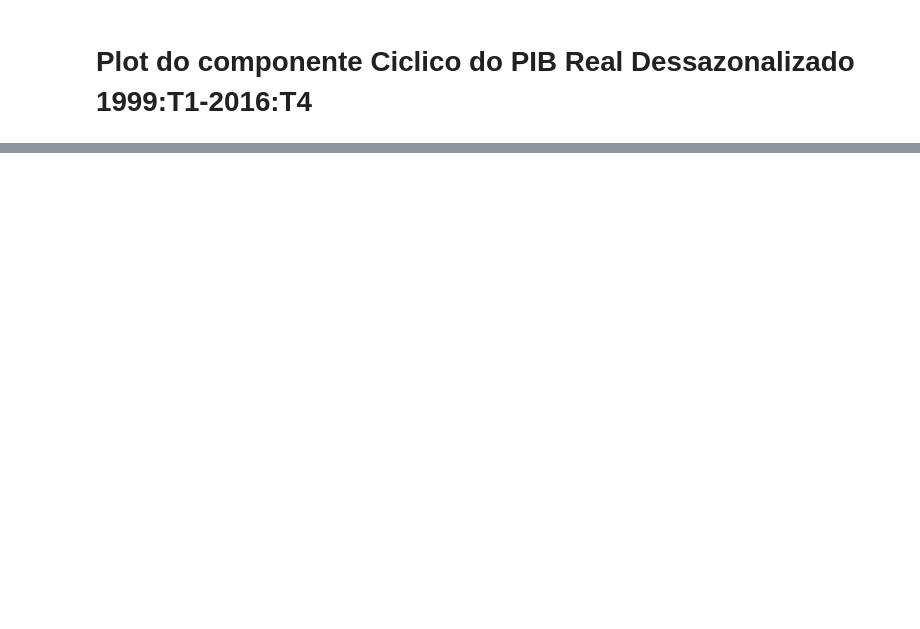
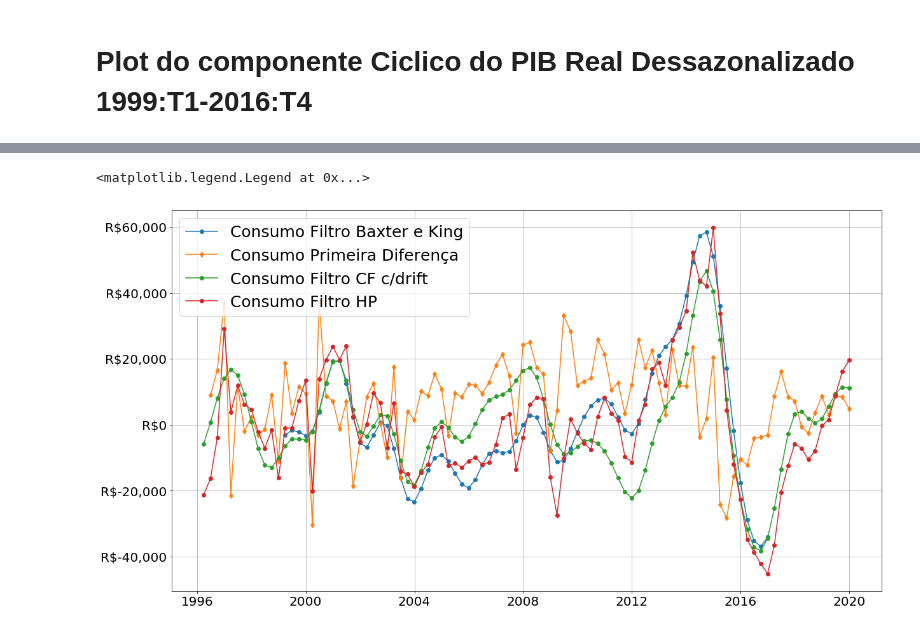
Before and after one commit to FredericoNunes/Artigos, a Jupyter notebook: programas/notebook/Aquivo Inicial, Tratamento dos Dados.ipynb, the cells around one changed output, grey strips where cells are left out. Cells and saved outputs as stored; diff of their text form; code cells hidden in the pictures; blank space fills up the shorter version.

```diff
--- a/programas/notebook/Aquivo Inicial, Tratamento dos Dados.ipynb
+++ b/programas/notebook/Aquivo Inicial, Tratamento dos Dados.ipynb
@@ -180,0 +260,53 @@ ax.legend(loc="upper left",fontsize=25)
+# %%
+fmt = 'R${x:,.0f}'
+tick = mtick.StrMethodFormatter(fmt)
+
+
+#Iniciando os gráfico e fazendo configurações globais
+fig, ax = plt.subplots(figsize=(20,11))
+plt.yticks(fontsize=20)
+plt.xticks(fontsize=20)
+
+# Plot do Compenente ciclico da série do pib real dessazonalizado filtro BK
+ax.yaxis.set_major_formatter(tick)
+ax.plot(consumo_deflacionado_ipca_dessazonalizado_filtrado_bk.index,
+        consumo_deflacionado_ipca_dessazonalizado_filtrado_bk.values,
+        '-o',
+        label='Consumo Filtro Baxter e King')
+
+# Plot da Primeira diferenaça da serie do pib dessazonalizado (isso é um filtro primeira diferença?)
+ax.plot(consumo_deflacionado_primeira_diferenca.index,
+        consumo_deflacionado_primeira_diferenca.values,
+        '-d',
+        label='Consumo Primeira Diferença')
+
+# Plot do Compenente ciclico da série do pib real dessazonalizado filtro Christiano Fitzgerald asymmetric, random walk filter.
+ax.plot(consumo_cf_filter_cycle_cf_drift.index,
+        consumo_cf_filter_cycle_cf_drift.values,
+        '-o',
+        label='Consumo Filtro CF c/drift')
+
+
+
+# Plot do Compenente ciclico da série do pib real dessazonalizado filtro Christiano Fitzgerald sem drift
+#ax.plot(pib_cf_filter_cycle_cf_drift_s.index,
+#        pib_cf_filter_cycle_cf_drift_s.values,
+#        '-o',
+#        label='PIB Filtro CF s/drift')
+
+# Plot do Compenente ciclico da série do pib real dessazonalizado filtro HP.
+ax.plot(consumo_hp_filter_cycle.index,
+        consumo_hp_filter_cycle.values,
+        '-o',
+        label='Consumo Filtro HP')
+
+
+# Adicionando linhas verticais e horizontais
+ax.grid(True)
+
+# Adicionando as legndas
+ax.legend(loc="upper left",
+          fontsize=25)
+# %% [output]
+<matplotlib.legend.Legend at 0x...>
+[figure, added]
```
Also changed, not shown: parts of 17 cells of this notebook, 6 other files.
